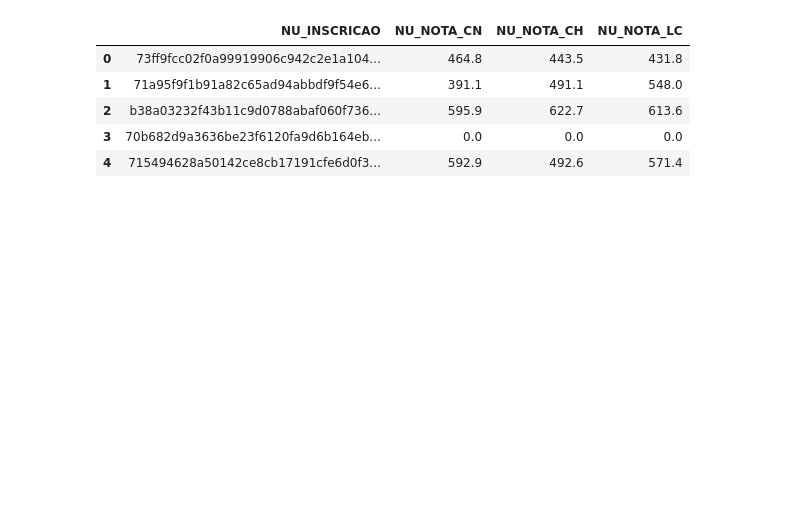
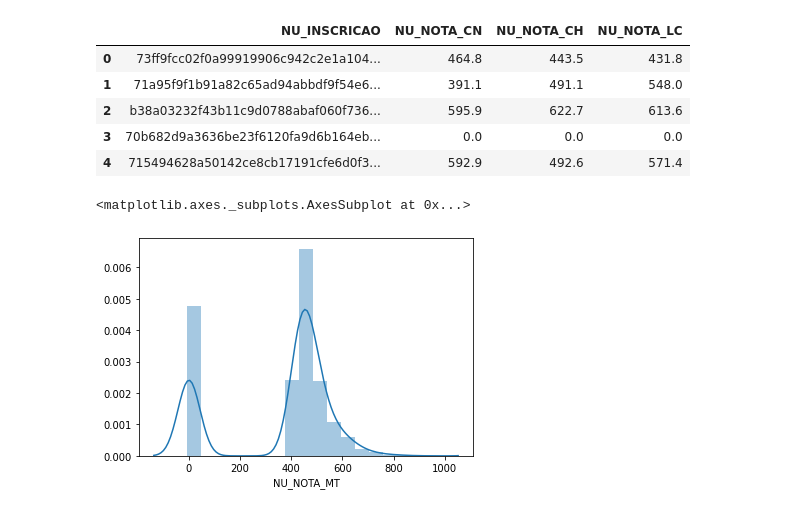
Before and after one commit to guilherme-fuzi/desafio-enem2016, a Jupyter notebook: enem2016.ipynb, the cells around one changed output. Saved outputs shown, nothing was run; the diff lists cells and outputs as text; code cells hidden in the pictures; blank space fills up the shorter version.

```diff
--- a/enem2016.ipynb
+++ b/enem2016.ipynb
@@ -400,2 +460,7 @@ X_values = preprocessing.PolynomialFeatures(3).fit_transform(df_answer[['NU_NOTA
 # %%
 df_answer['NU_NOTA_MT'] = linear_reg.predict(X_values)
+# %%
+sns.distplot(df_answer['NU_NOTA_MT'])
+# %% [output]
+<matplotlib.axes._subplots.AxesSubplot at 0x...>
+[figure, added]
```
Also changed, not shown: parts of 15 cells of this notebook.
